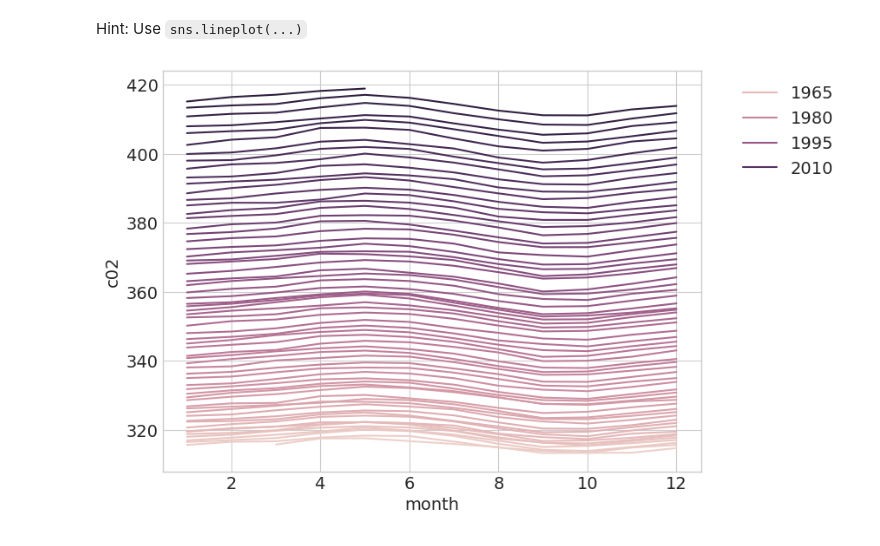
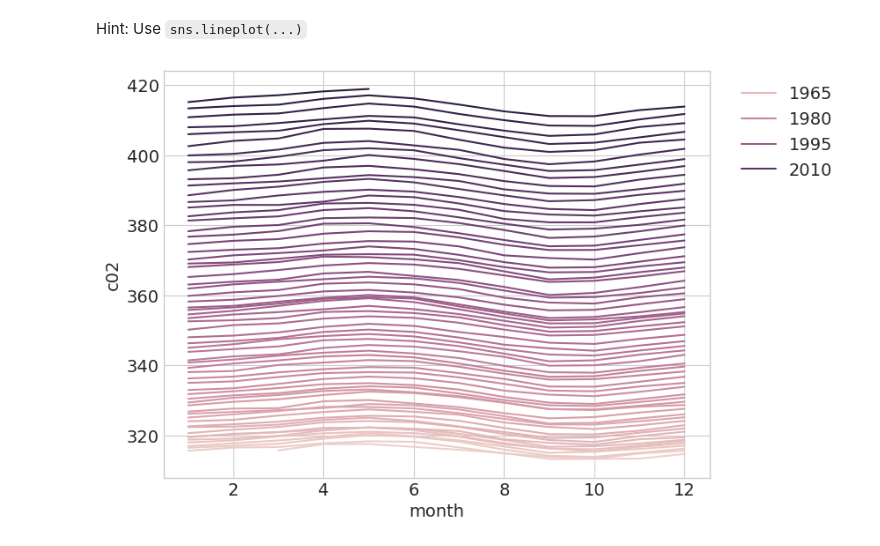
Before and after one commit to Jhartanto30/hw03-Group21, a Jupyter notebook: climate-Q01.ipynb, the cells around one changed output. Drawn from its saved outputs; the diff is of its cells as text; code cells hidden in the pictures.

```diff
--- a/climate-Q01.ipynb
+++ b/climate-Q01.ipynb
@@ -25,10 +26,12 @@ DATA_DIR = Path.home()/Path('shared/climate-data')
 co2_file = DATA_DIR / "monthly_in_situ_co2_mlo_cleaned.csv"
 data = pd.read_csv(co2_file, na_values=-99.99).dropna()
 # %%
-# sns.lineplot(data=data,x='month',y='c02',hue="year")
+# Plot using sns
+fig = plt.figure(figsize=(8,6))
+ax  = fig.add_subplot(111)
 
 ax = sns.lineplot(data=data,x='month',y='c02',hue="year")
 ax.legend_.set_title(None)
-sns.move_legend(ax, "upper left", bbox_to_anchor=(1.05, 1))
+leg = ax.legend(loc = 'upper left', bbox_to_anchor = (1.03, 1))
 # %% [output]
-[figure, old version]
+[figure, new version]
```
Also changed, not shown: parts of 2 cells of this notebook.
